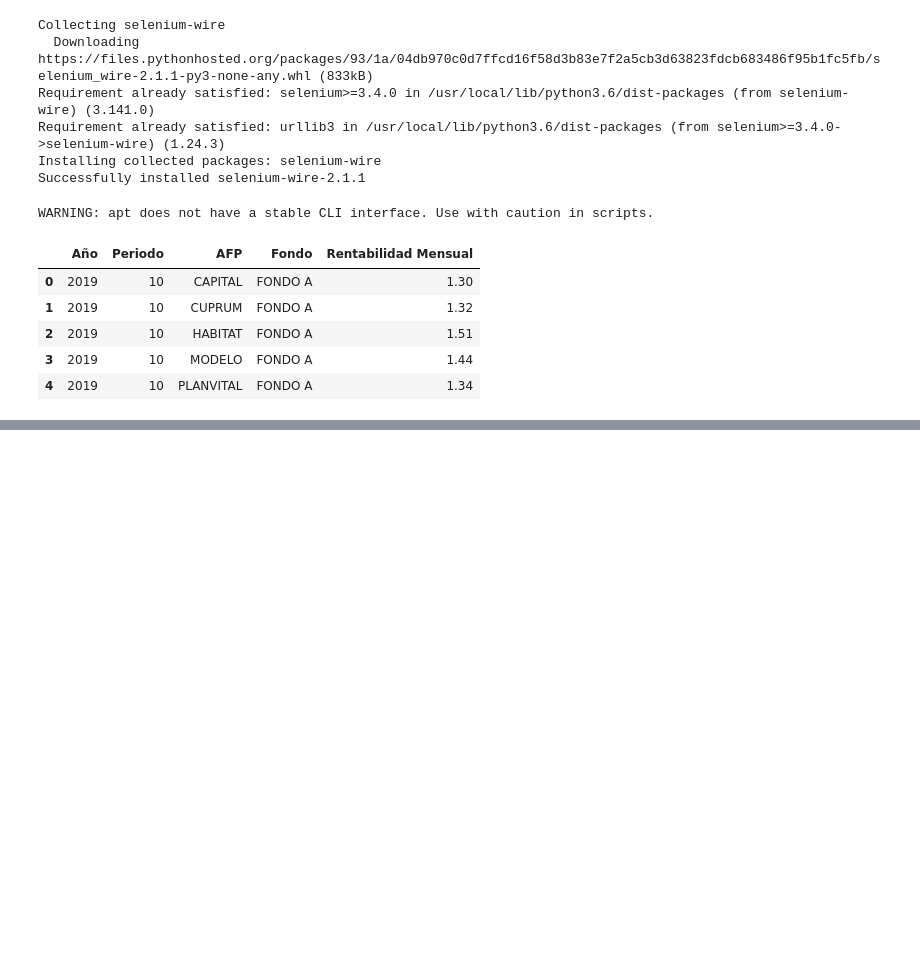
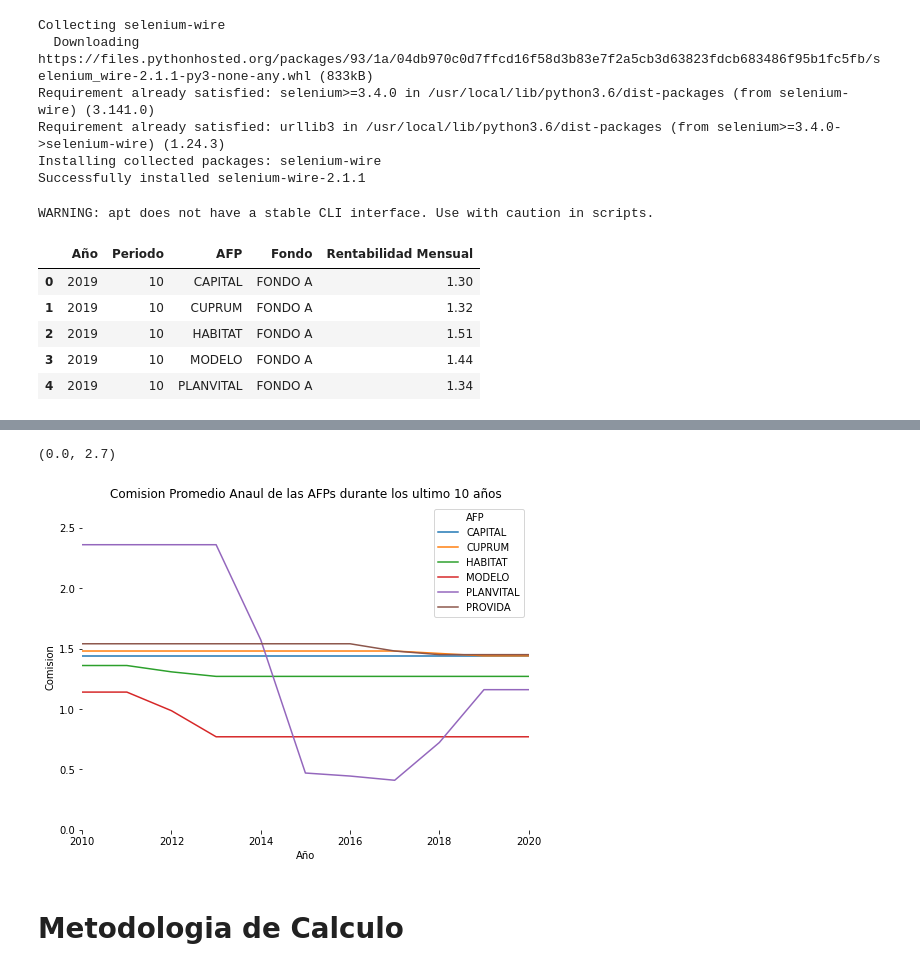
Before and after one commit to Foco22/AFPs, a Jupyter notebook: AnalisisAFPs.ipynb, the cells around one changed output, grey strips where cells are left out. Saved outputs shown, nothing was run; the diff lists cells and outputs as text; code cells hidden in the pictures; blank space fills up the shorter version.

```diff
--- a/AnalisisAFPs.ipynb
+++ b/AnalisisAFPs.ipynb
@@ -169,0 +400,3 @@ datos_2019_2020.head()
+# %%
+from google.colab import files
+uploaded = files.upload()
@@ -169,0 +406,4 @@ datos_2019_2020.head()
+# %%
+import io
+df2 = pd.read_csv(io.BytesIO(uploaded['COMISION.csv']), encoding='ISO-8859-1', sep = ';')
+df2.head()
@@ -169,0 +432,24 @@ datos_2019_2020.head()
+# %%
+#g = sns.FacetGrid(df2, col="AFP", height=5, col_wrap=3) #size = (10,10))
+df2_anual = pd.DataFrame(columns = ['Año','Comision','AFP'])
+
+AFPS = ['CAPITAL', 'CUPRUM', 'HABITAT', 'MODELO', 'PLANVITAL', 'PROVIDA']
+
+
+
+for i in AFPS:
+       df2_comision = df2.loc[df2['AFP'] == i].groupby('Año').mean()['Comision'].reset_index()
+       df2_comision['AFP'] = i
+       df2_anual = df2_anual.append(df2_comision, ignore_index=True)
+
+plt.figure(figsize = (8,6))
+sns.lineplot(x="Año", y="Comision", hue = 'AFP', data = df2_anual)
+sns.despine(left = True, bottom=True)
+plt.title('Comision Promedio Anaul de las AFPs durante los ultimo 10 años')
+plt.xlim(2010,2020)
+plt.ylim(0,2.7)
+# %% [output]
+(0.0, 2.7)
+[figure, added]
+# %% [markdown]
+# **Metodologia de Calculo**
```
Also changed, not shown: parts of 31 cells of this notebook.
